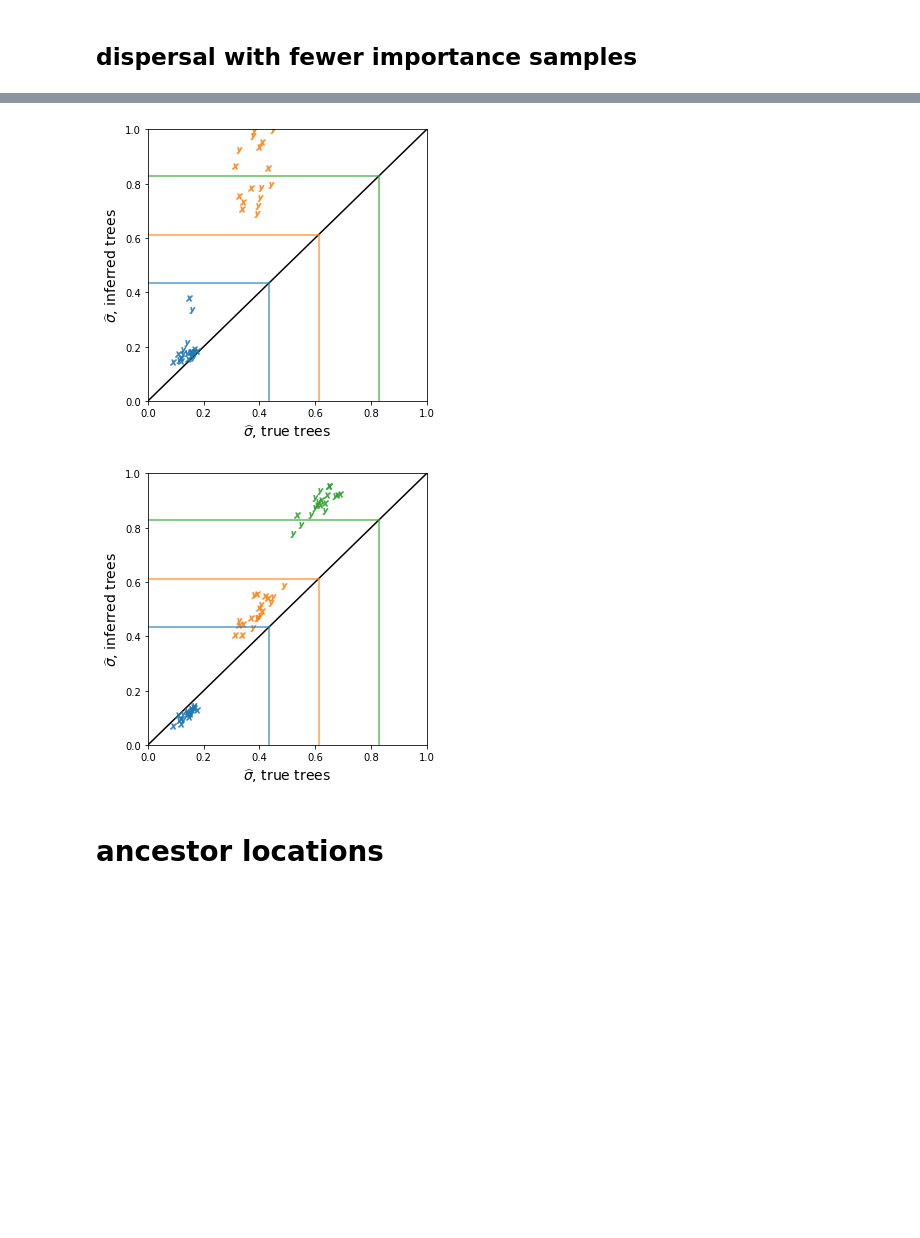
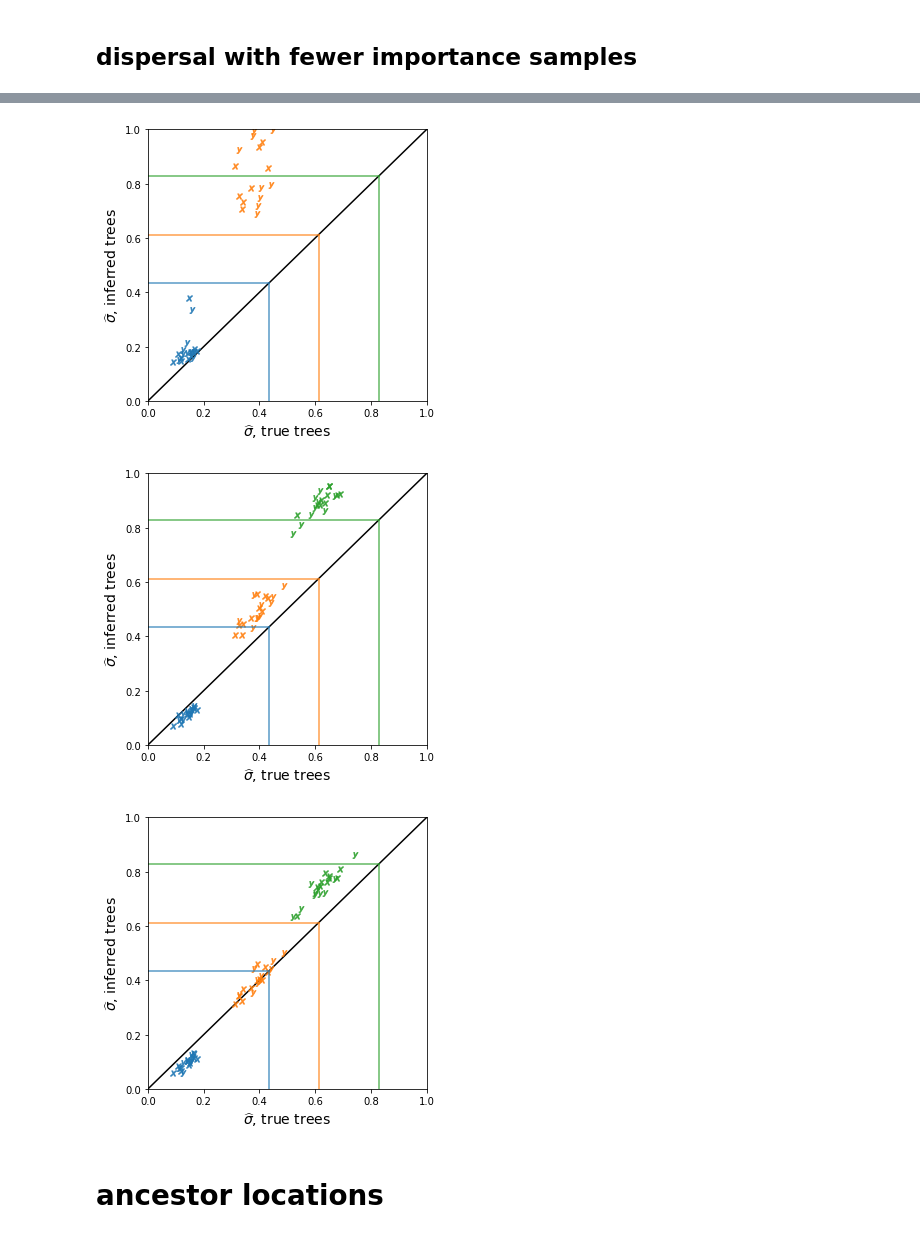
Before and after one commit to mmosmond/sparg-ms, a Jupyter notebook: simulations/plots.ipynb, the cells around one changed output, grey strips where cells are left out. Saved outputs shown, nothing was run; the diff lists cells and outputs as text; code cells hidden in the pictures; blank space fills up the shorter version.

```diff
--- a/simulations/plots.ipynb
+++ b/simulations/plots.ipynb
@@ -186,20 +188,21 @@ for m in [1,10]:
 # %%
 SIGMAmate = 0.5
 K = 1.0
 nreps = range(10)
 tCutoff = 100
 d = 100
 SIGMAdisps = [0.25,0.5,0.75]
 
 true_string = 'data/sim_100000000L_1e-08RBP_2.0LAMBDA_%sK_100W_1.0SIGMAcomp_%sSIGMAmate_%sSIGMAdisp_0selfing_40000MAXT_%dnrep_10000Ne_1e-08U_%dd_50k_2G_100treeskip_%stCutoff_mle-dispersal.npy'
 inferred_string = 'data/sim_100000000L_1e-08RBP_2.0LAMBDA_%sK_100W_1.0SIGMAcomp_%sSIGMAmate_%sSIGMAdisp_0selfing_40000MAXT_%dnrep_10000Ne_1e-08U_%dd_50k_2G_5numiter_0.5threshold_100treeskip_1000M_%stCutoff_%dm_mle-dispersal.npy'
 
-for m in [1,10]:
+for m in [1,10,100]:
     filename = 'plots/disp-T%d-m%d.pdf' %(tCutoff,m)
     true_inf_disp_plot(d, tCutoff, SIGMAdisps, nreps, true_string, inferred_string, K, SIGMAmate, xmax=1, filename=filename)
 # %% [output]
 [figure]
 [figure]
+[figure, added]
 # %% [markdown]
 # ancestor locations
 # %%
```
Also changed, not shown: parts of 7 cells of this notebook, 1 other file.
